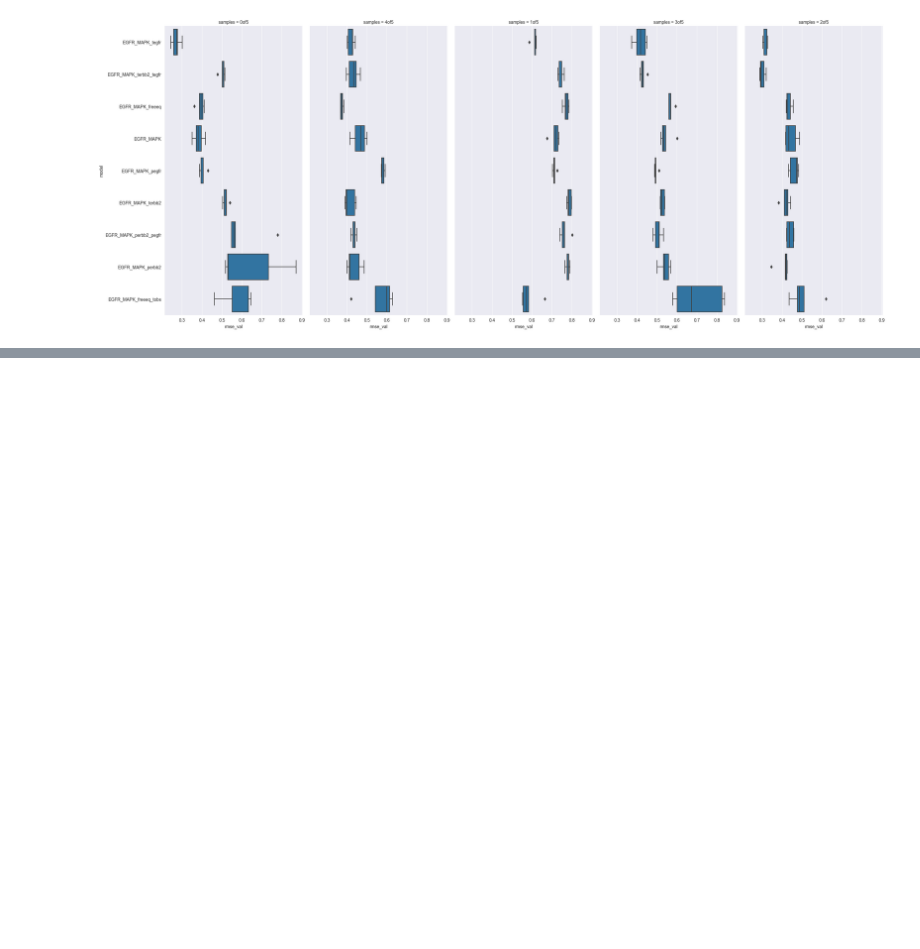
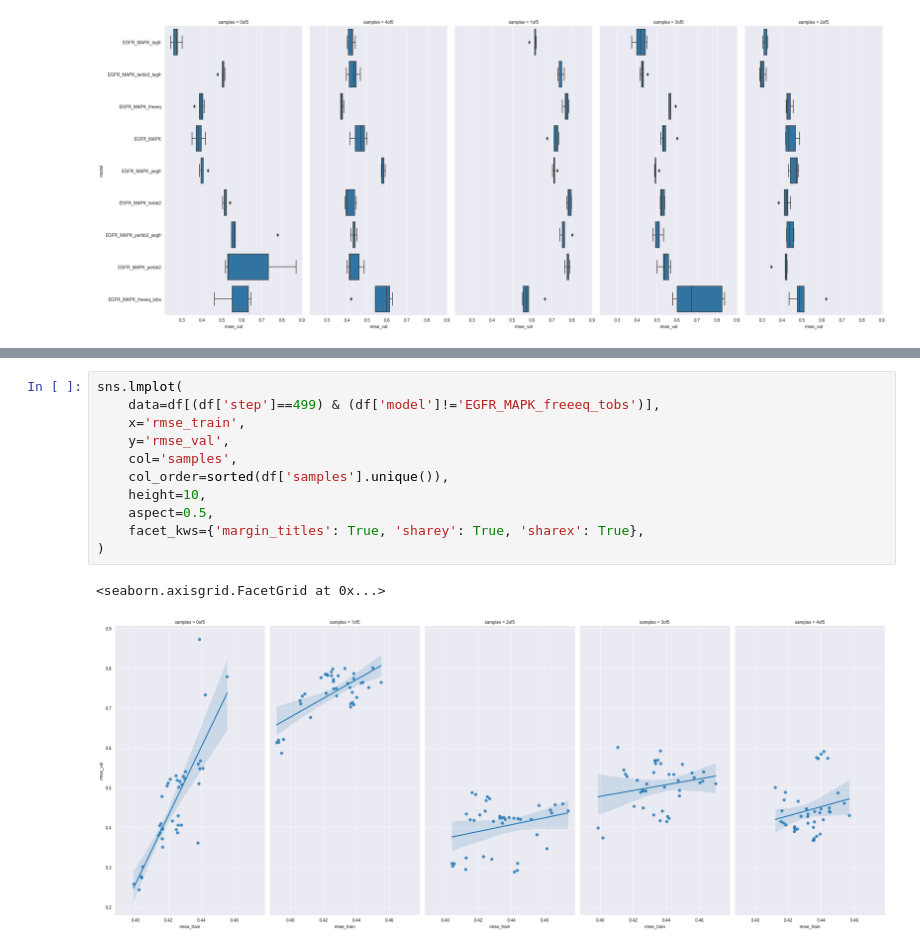
Before and after one commit to frohlich-lab/DeepMechanisticModels, a Jupyter notebook: analysis_model_selection_v36.ipynb, the cells around one changed output, grey strips where cells are left out. Saved outputs shown, nothing was run; the diff lists cells and outputs as text; blank space fills up the shorter version.

```diff
--- a/analysis_model_selection_v36.ipynb
+++ b/analysis_model_selection_v36.ipynb
@@ -134,3 +136,17 @@ sns.lmplot(
+# %%
+sns.lmplot(
+    data=df[(df['step']==499) & (df['model']!='EGFR_MAPK_freeeq_tobs')],
+    x='rmse_train',
+    y='rmse_val',
+    col='samples',
+    col_order=sorted(df['samples'].unique()),
+    height=10,
+    aspect=0.5,
+    facet_kws={'margin_titles': True, 'sharey': True, 'sharex': True},
+)
+# %% [output]
+<seaborn.axisgrid.FacetGrid at 0x...>
+[figure, added]
 # %%
 sns.lmplot(
     data=df[df['model']=='EGFR_MAPK'],
```
Also changed, not shown: parts of 3 cells of this notebook.
